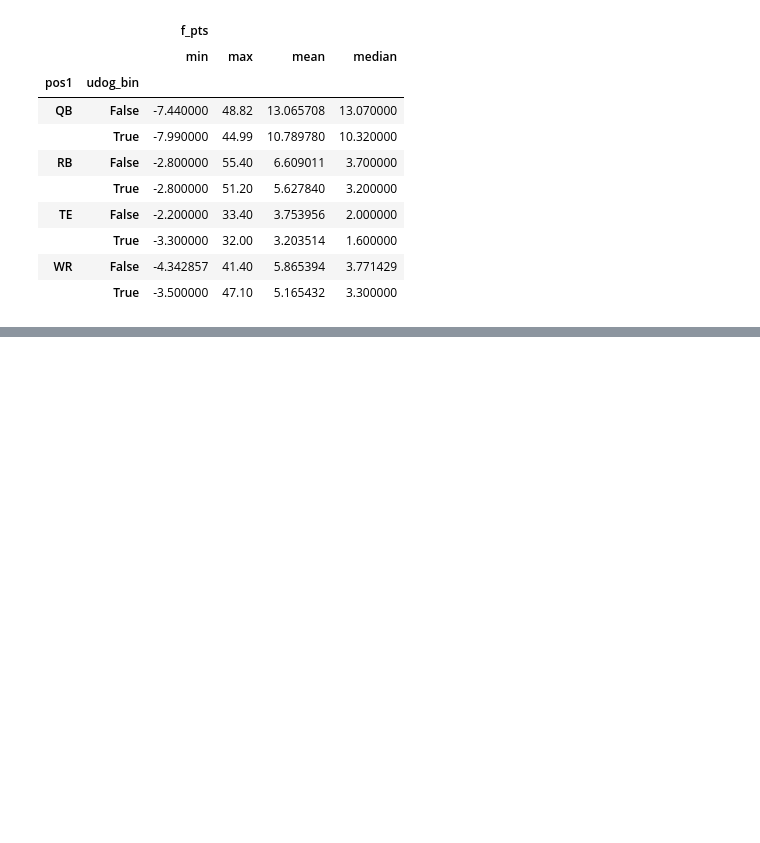
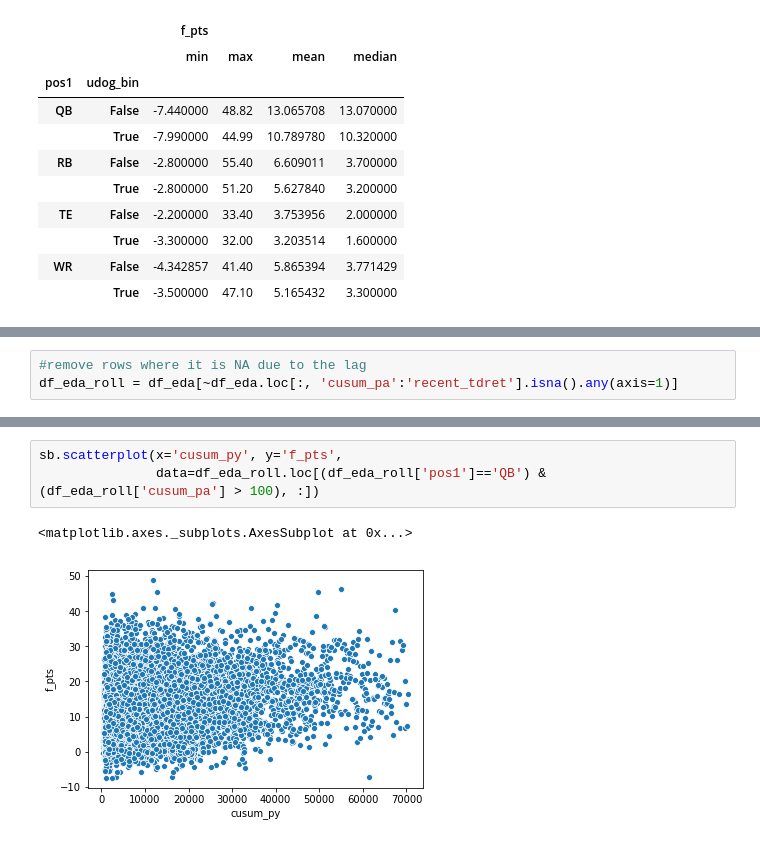
Before and after one commit to jchristo12/fantasy_football, a Jupyter notebook: analysis/feature_analysis.ipynb, the cells around one changed output, grey strips where cells are left out. Saved outputs shown, nothing was run; the diff lists cells and outputs as text; blank space fills up the shorter version.

```diff
--- a/analysis/feature_analysis.ipynb
+++ b/analysis/feature_analysis.ipynb
@@ -489,0 +535,3 @@ df_eda.groupby(['pos1', 'udog_bin'], as_index=True).agg({'f_pts': ['min', 'max',
+# %%
+#remove rows where it is NA due to the lag
+df_eda_roll = df_eda[~df_eda.loc[:, 'cusum_pa':'recent_tdret'].isna().any(axis=1)]
@@ -489,0 +545,6 @@ df_eda.groupby(['pos1', 'udog_bin'], as_index=True).agg({'f_pts': ['min', 'max',
+# %%
+sb.scatterplot(x='cusum_py', y='f_pts',
+               data=df_eda_roll.loc[(df_eda_roll['pos1']=='QB') & (df_eda_roll['cusum_pa'] > 100), :])
+# %% [output]
+<matplotlib.axes._subplots.AxesSubplot at 0x...>
+[figure, added]
```
Also changed, not shown: parts of 24 cells of this notebook.
